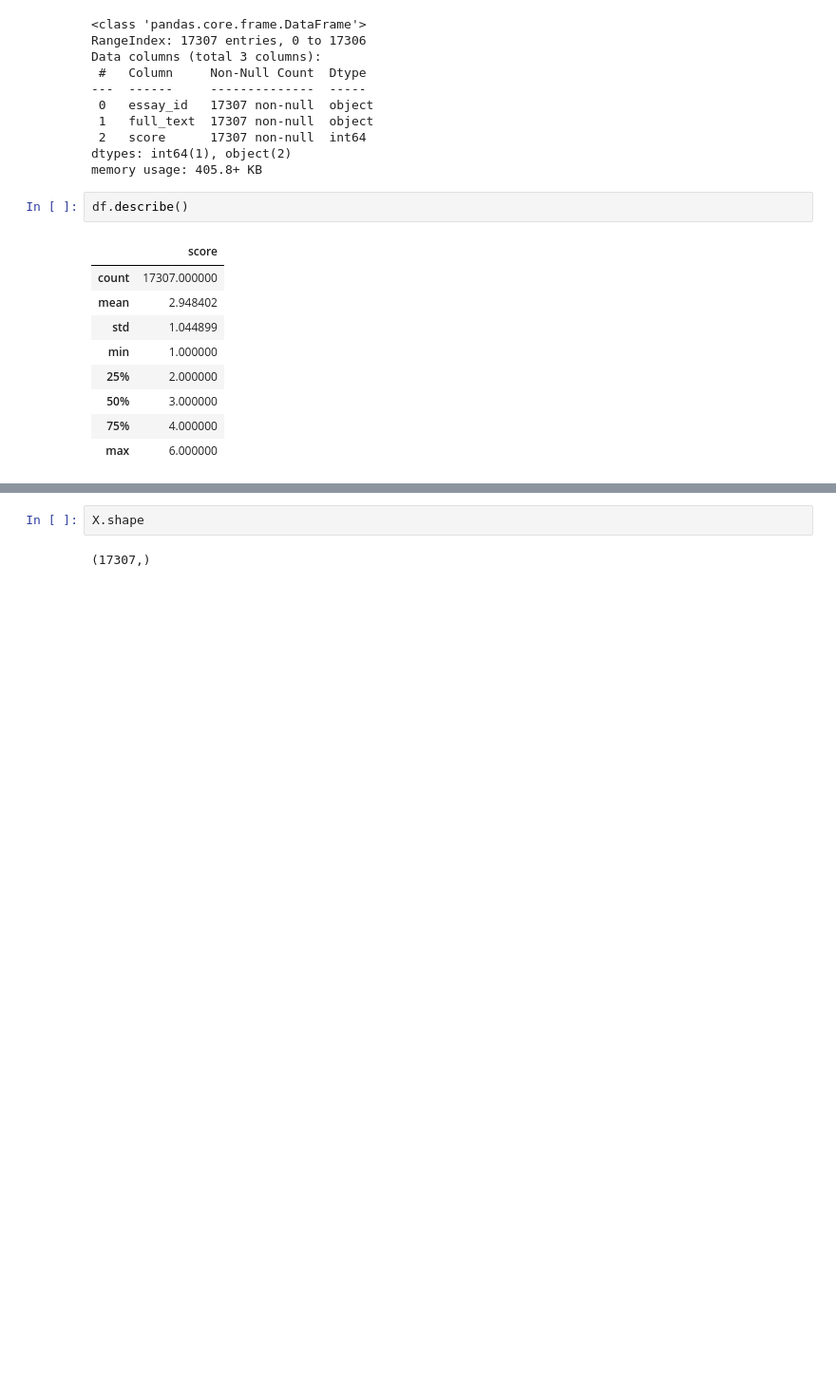
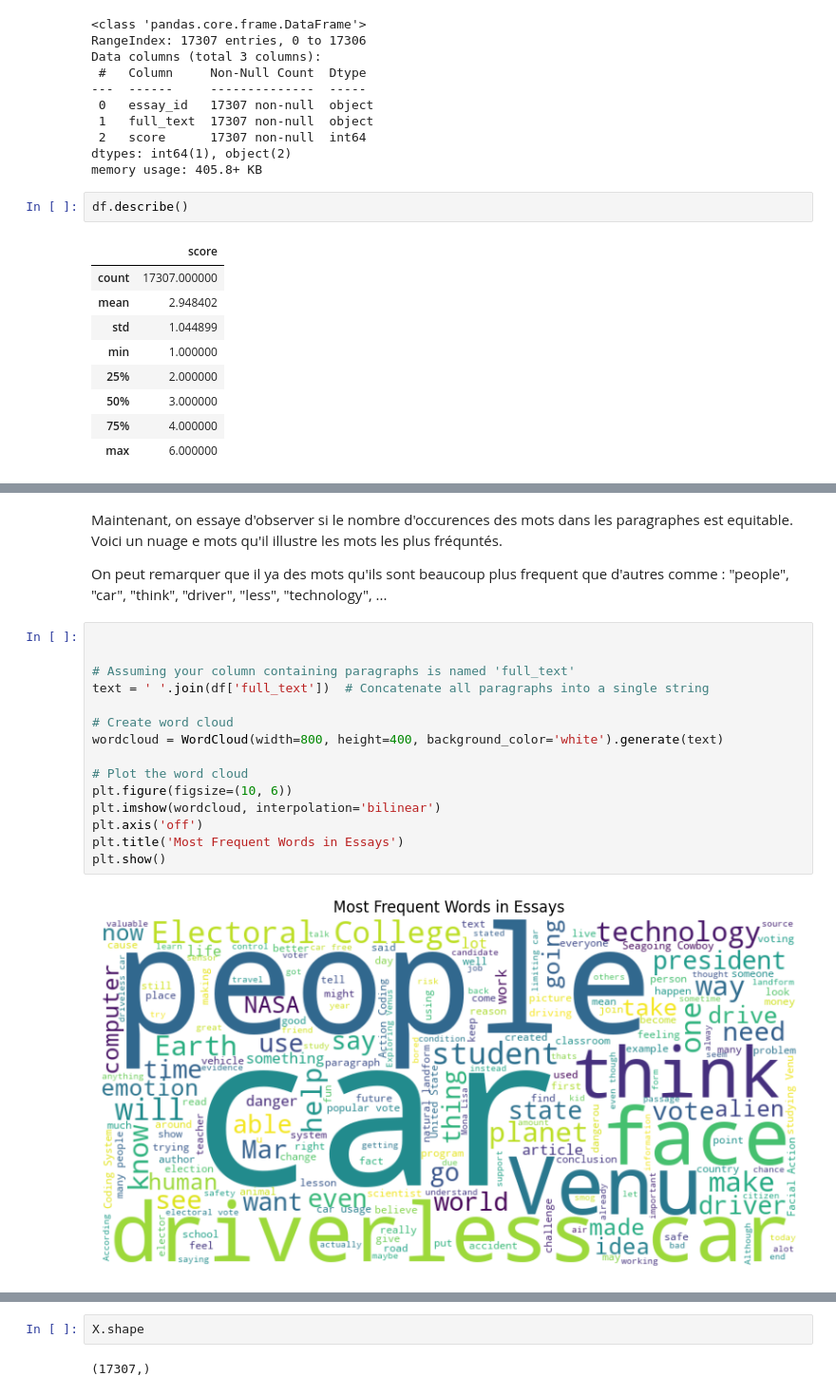
Before and after one commit to NazimKs/Projet-ML-isd, a Jupyter notebook: main.ipynb, the cells around one changed output, grey strips where cells are left out. Shown at 95% size. Saved outputs shown, nothing was run; the diff lists cells and outputs as text; blank space fills up the shorter version.

```diff
--- a/main.ipynb
+++ b/main.ipynb
@@ -89,0 +150,21 @@ Name: score, Length: 17307, dtype: int64
+# %% [markdown]
+Maintenant, on essaye d'observer si le nombre d'occurences des mots dans les paragraphes est equitable. Voici un nuage e mots qu'il illustre les mots les plus fréquntés.
+
+On peut remarquer que il ya des mots qu'ils sont beaucoup plus frequent que d'autres comme : "people", "car", "think", "driver", "less", "technology", ...
+# %%
+
+
+# Assuming your column containing paragraphs is named 'full_text'
+text = ' '.join(df['full_text'])  # Concatenate all paragraphs into a single string
+
+# Create word cloud
+wordcloud = WordCloud(width=800, height=400, background_color='white').generate(text)
+
+# Plot the word cloud
+plt.figure(figsize=(10, 6))
+plt.imshow(wordcloud, interpolation='bilinear')
+plt.axis('off')
+plt.title('Most Frequent Words in Essays')
+plt.show()
+# %% [output]
+[figure, added]
```
Also changed, not shown: parts of 40 cells of this notebook.
